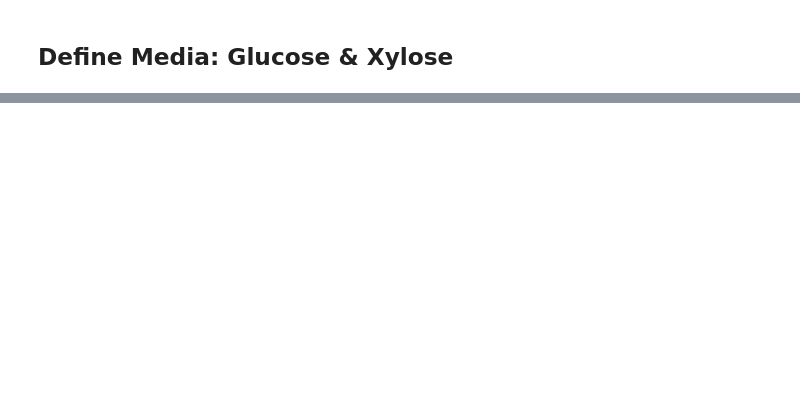
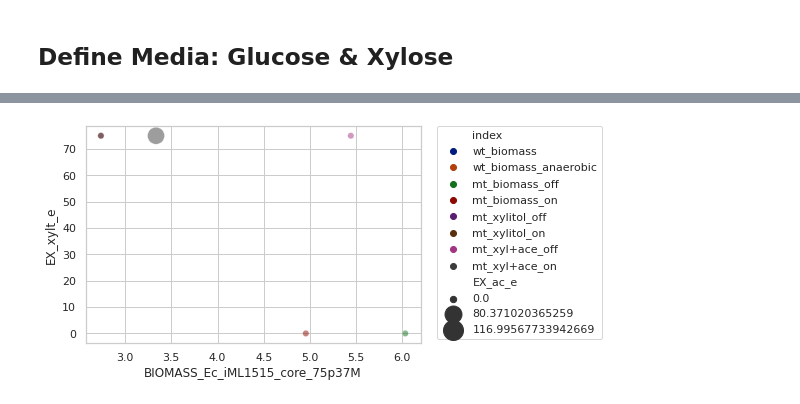
Before and after one commit to matinnuhamunada/co_culture_model, a Jupyter notebook: 01-0_simulation_xylitol_strain.ipynb, the cells around one changed output, grey strips where cells are left out. Cells and saved outputs as stored; diff of their text form; code cells hidden in the pictures; blank space fills up the shorter version.

```diff
--- a/01-0_simulation_xylitol_strain.ipynb
+++ b/01-0_simulation_xylitol_strain.ipynb
@@ -288,0 +214,5 @@ Secretion
+# %%
+mutant.id = mutant.id+"_xy_strain_crispr_off"
+cobra.io.write_sbml_model(mutant, "result/model_for_consortia/iML1515_xylitol_strain_crispr_off.xml")
+cobra.io.save_json_model(mutant, "result/model_for_consortia/iML1515_xylitol_strain_crispr_off.json")
+mutant.metabolites.ac_c.summary()
@@ -288,0 +230,3 @@ Secretion
+# %%
+f8, b = visualize_flux(crispri(mutant, "on"), new_objective)
+b
@@ -288,0 +286,20 @@ Secretion
+# %%
+experiment = ["wt_biomass", "wt_biomass_anaerobic", "mt_biomass_off", "mt_biomass_on", "mt_xylitol_off", "mt_xylitol_on", "mt_xyl+ace_off", "mt_xyl+ace_on"]
+flux_data_all = pd.DataFrame(data=[f1, f2, f3, f4, f5, f6, f7, f8])
+flux_data_all.index = experiment
+flux_data_all.fillna(0)
+flux_data_all.reset_index(inplace=True)
+
+# new data frame with split value columns
+new = flux_data_all["index"].str.split("_", n = 1, expand = True)
+
+# making separate first name column from new data frame
+flux_data_all["Strain"]= new[0]
+
+# making separate last name column from new data frame
+flux_data_all["Experiment"]= new[1]
+
+# Dropping old Name columns
+#flux_data_all.drop(columns =["index"], inplace = True)
+flux_data_all.index = experiment
+flux_data_all
@@ -288,0 +317,19 @@ Secretion
+# %%
+import matplotlib.pyplot as plt
+sns.set_theme(style="whitegrid")
+sns.color_palette("pastel")
+#flux_data_all.rename(columns = {'index':'experiment'})
+sns_plot = sns.scatterplot(size = "EX_ac_e",
+                y = "EX_xylt_e",
+                x = "BIOMASS_Ec_iML1515_core_75p37M",
+                hue = "index",
+                #style = "Strain",
+                sizes=(40, 400),
+                alpha=.5,
+                palette="dark",
+               data=flux_data_all)
+plt.legend(bbox_to_anchor=(1.05, 1), loc=2, borderaxespad=0.)
+fig = sns_plot.get_figure()
+fig.savefig("output.png")
+# %% [output]
+[figure, added]
```
Also changed, not shown: parts of 39 cells of this notebook, 5 other files.
